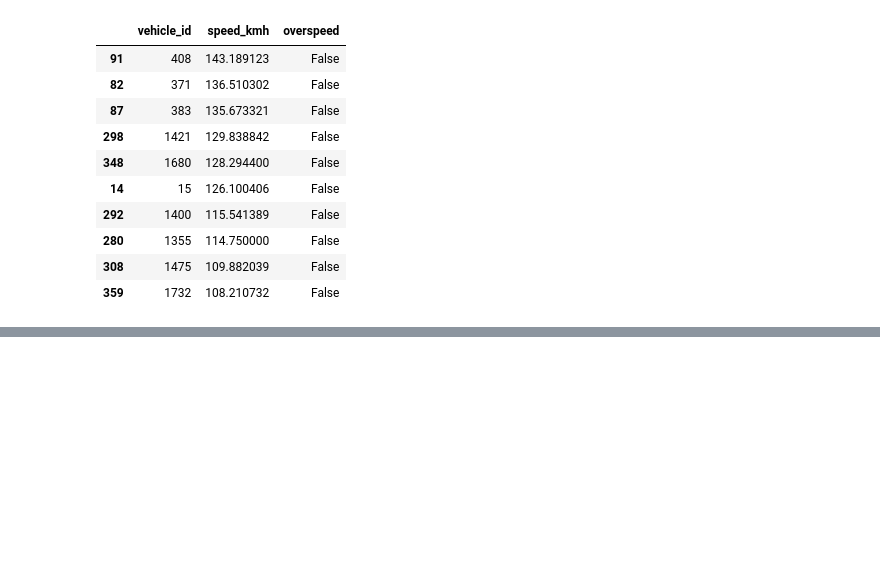
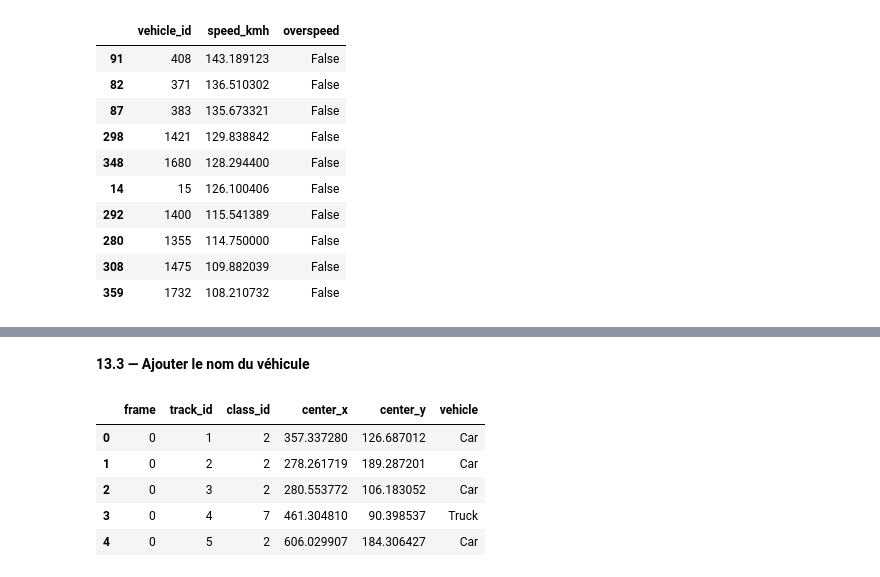
Before and after one commit to moun-13/SmartTrafficAI, a Jupyter notebook: notebooks/Smart_Traffic_AI.ipynb, the cells around one changed output, grey strips where cells are left out. Cells and saved outputs as stored; diff of their text form; code cells hidden in the pictures; blank space fills up the shorter version.

```diff
--- a/notebooks/Smart_Traffic_AI.ipynb
+++ b/notebooks/Smart_Traffic_AI.ipynb
@@ -1329,0 +1457,13 @@ df_speed.sort_values(
+# %% [markdown]
+**13.3 — Ajouter le nom du véhicule**
+# %%
+df_tracking["vehicle"] = df_tracking["class_id"].map(class_names)
+
+df_tracking.head()
+# %% [output]
+|  | frame | track_id | class_id | center_x | center_y | vehicle |
+| 0 | 0 | 1 | 2 | 357.337280 | 126.687012 | Car |
+| 1 | 0 | 2 | 2 | 278.261719 | 189.287201 | Car |
+| 2 | 0 | 3 | 2 | 280.553772 | 106.183052 | Car |
+| 3 | 0 | 4 | 7 | 461.304810 | 90.398537 | Truck |
+| 4 | 0 | 5 | 2 | 606.029907 | 184.306427 | Car |
```
Also changed, not shown: parts of 8 cells of this notebook.
